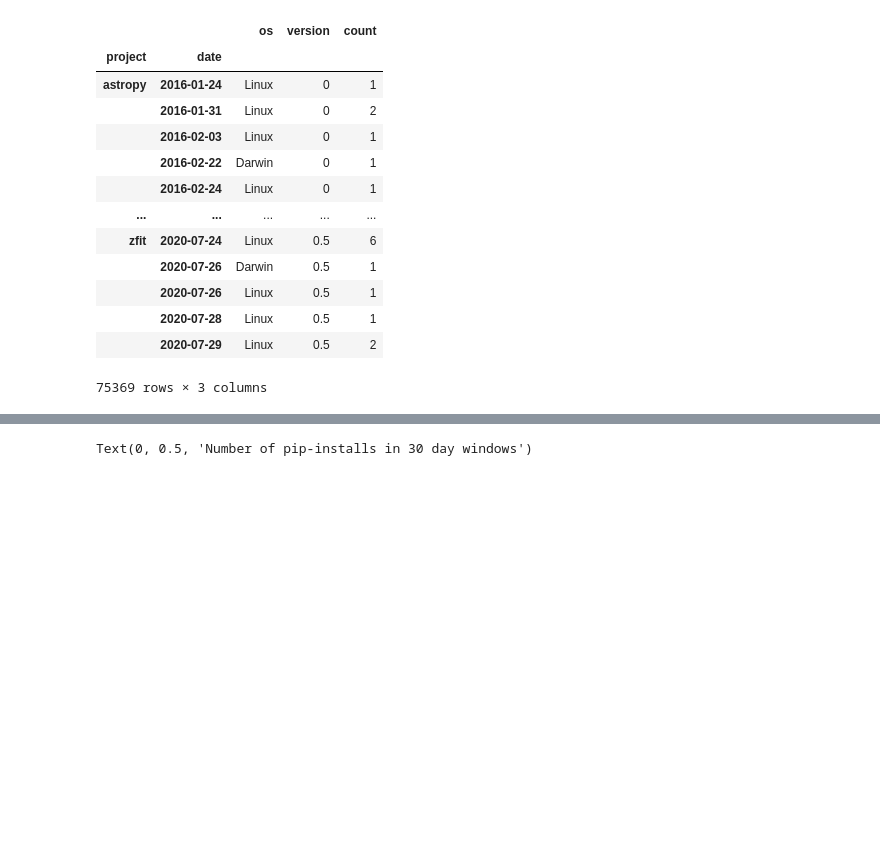
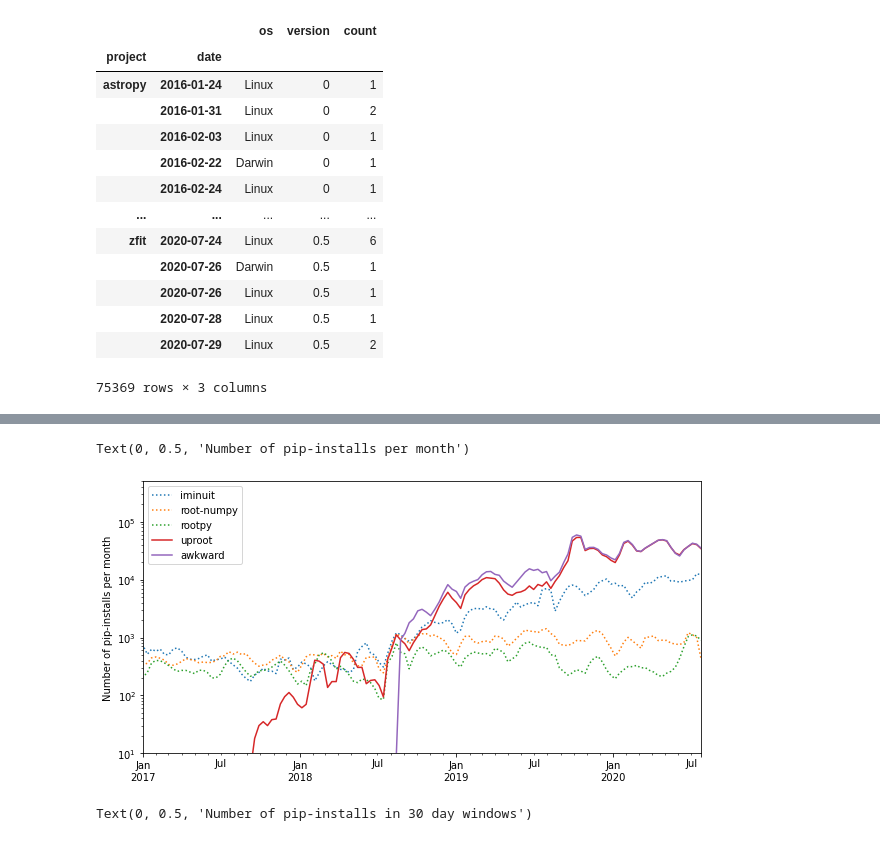
Before and after one commit to jpivarski-talks/2020-08-13-pyhep-debriefing, a Jupyter notebook: analyze-pip.ipynb, the cells around one changed output, grey strips where cells are left out. Drawn from its saved outputs; the diff is of its cells as text; code cells hidden in the pictures; blank space fills up the shorter version.

```diff
--- a/analyze-pip.ipynb
+++ b/analyze-pip.ipynb
@@ -66,3 +33,15 @@ Name: 2020-07-14 00:00:00, dtype: float64
+# %%
+ax = all_packages[[
+    "iminuit", "root-numpy", "rootpy", "uproot", "awkward"
+]].rolling(3).sum().plot(logy=True, style=[":", ":", ":", "-", "-", "-", "-", "-", "-", "-"], figsize=(10, 5))
+ax.set_ylim(10, 500000)
+ax.set_xlim(pd.to_datetime("2017-01-01"), all_packages.index[-1])
+ax.legend(loc="upper left")
+ax.set_xlabel("")
+ax.set_ylabel("Number of pip-installs per month")
+# %% [output]
+Text(0, 0.5, 'Number of pip-installs per month')
+[figure, added]
 # %%
 ax = all_packages[[
     "iminuit", "root-numpy", "rootpy", "uproot", "awkward", "fast-carpenter", "pyhf", "zfit", "coffea", "mplhep", "boost-histogram"
```
Also changed, not shown: parts of 2 cells of this notebook, 1 other file.
